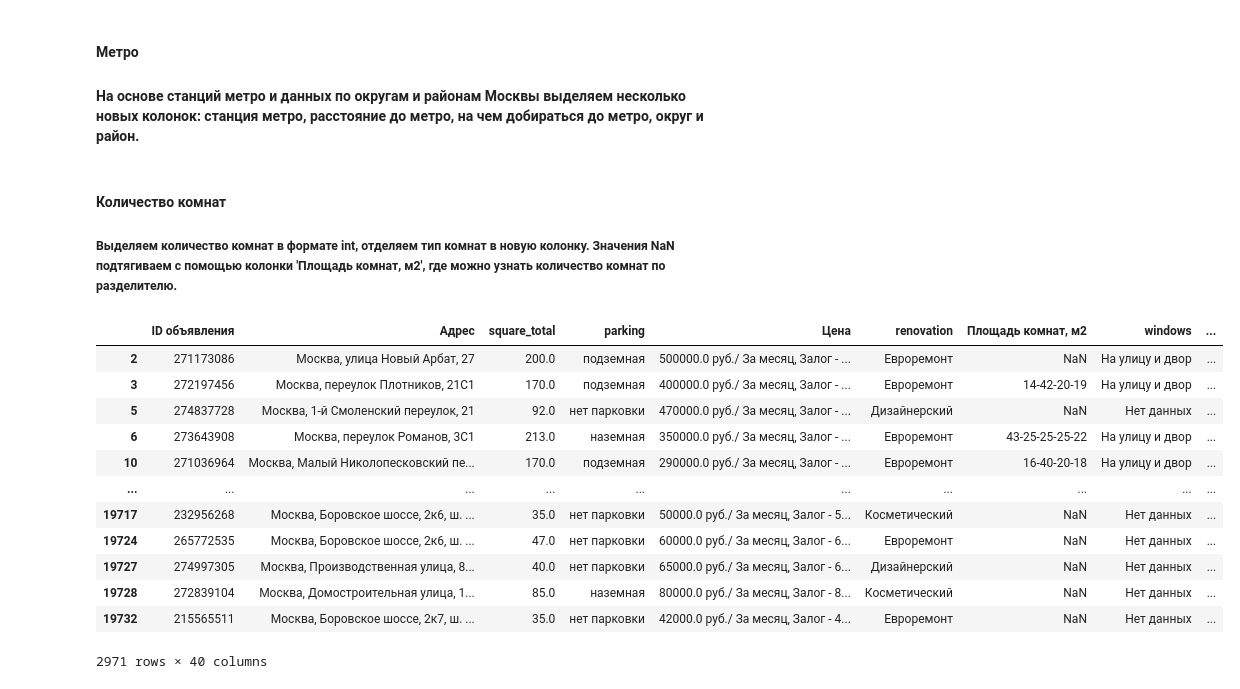
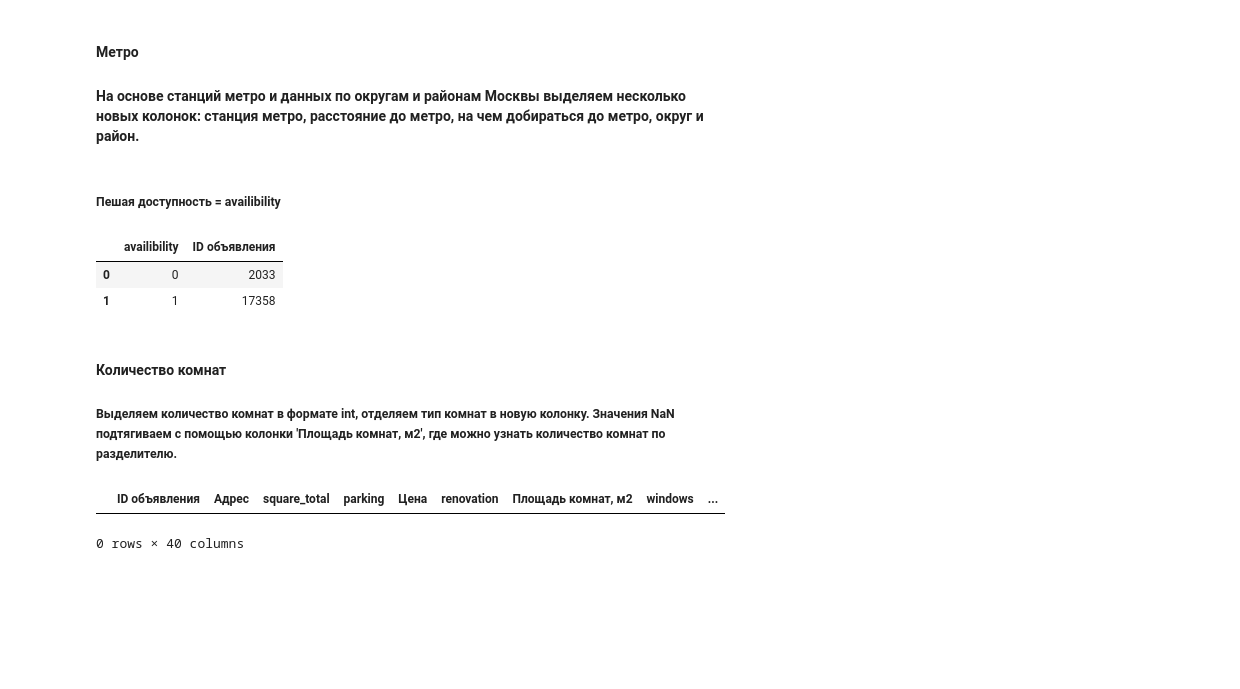
Before and after one commit to osana/real_estate_eda, a Jupyter notebook: real_estate_eda.ipynb, the cells around one changed output. Cells and saved outputs as stored; diff of their text form; code cells hidden in the pictures; blank space fills up the shorter version.

```diff
--- a/real_estate_eda.ipynb
+++ b/real_estate_eda.ipynb
@@ -352,0 +360,2 @@ rent = pd.merge(rent, metro_okrug, on='Станция Метро', how='left')
+# %% [markdown]
+##### **Пешая доступность** = availibility
@@ -353,3 +367,9 @@ rent = pd.merge(rent, metro_okrug, on='Станция Метро', how='left')
+# %%
+rent.groupby('availibility', as_index=False).agg({'ID  объявления': 'count'})
+# %% [output]
+|  | availibility | ID объявления |
+| 0 | 0 | 2033 |
+| 1 | 1 | 17358 |
 # %% [markdown]
 #### **Количество комнат**
 ##### Выделяем количество комнат в формате int, отделяем тип комнат в новую колонку. Значения NaN подтягиваем с помощью колонки 'Площадь комнат, м2', где можно узнать количество комнат по разделителю.
@@ -367,18 +400,6 @@ rent = rent.drop(labels ='Количество комнат', axis= 1)
 # Clean UP
 # remove address ?
 # %%
-rent[rent['building_type'].isna()]
 # %% [output]
 |  | ID объявления | Адрес | square_total | parking | Цена | renovation | Площадь комнат, м2 | windows | ... |
-| 2 | 271173086 | Москва, улица Новый Арбат, 27 | 200.0 | подземная | 500000.0 руб./ За месяц, Залог - ... | Евроремонт | NaN | На улицу и двор | ... |
-| 3 | 272197456 | Москва, переулок Плотников, 21С1 | 170.0 | подземная | 400000.0 руб./ За месяц, Залог - ... | Евроремонт | 14-42-20-19 | На улицу и двор | ... |
-| 5 | 274837728 | Москва, 1-й Смоленский переулок, 21 | 92.0 | нет парковки | 470000.0 руб./ За месяц, Залог - ... | Дизайнерский | NaN | Нет данных | ... |
-| 6 | 273643908 | Москва, переулок Романов, 3С1 | 213.0 | наземная | 350000.0 руб./ За месяц, Залог - ... | Евроремонт | 43-25-25-25-22 | На улицу и двор | ... |
-| 10 | 271036964 | Москва, Малый Николопесковский пе... | 170.0 | подземная | 290000.0 руб./ За месяц, Залог - ... | Евроремонт | 16-40-20-18 | На улицу и двор | ... |
-| ... | ... | ... | ... | ... | ... | ... | ... | ... | ... |
-| 19717 | 232956268 | Москва, Боровское шоссе, 2к6, ш. ... | 35.0 | нет парковки | 50000.0 руб./ За месяц, Залог - 5... | Косметический | NaN | Нет данных | ... |
-| 19724 | 265772535 | Москва, Боровское шоссе, 2к6, ш. ... | 47.0 | нет парковки | 60000.0 руб./ За месяц, Залог - 6... | Евроремонт | NaN | Нет данных | ... |
-| 19727 | 274997305 | Москва, Производственная улица, 8... | 40.0 | нет парковки | 65000.0 руб./ За месяц, Залог - 6... | Дизайнерский | NaN | Нет данных | ... |
-| 19728 | 272839104 | Москва, Домостроительная улица, 1... | 85.0 | наземная | 80000.0 руб./ За месяц, Залог - 8... | Косметический | NaN | Нет данных | ... |
-| 19732 | 215565511 | Москва, Боровское шоссе, 2к7, ш. ... | 35.0 | нет парковки | 42000.0 руб./ За месяц, Залог - 4... | Евроремонт | NaN | Нет данных | ... |
-2971 rows × 40 columns
+0 rows × 40 columns
```
Also changed, not shown: parts of 5 cells of this notebook.
